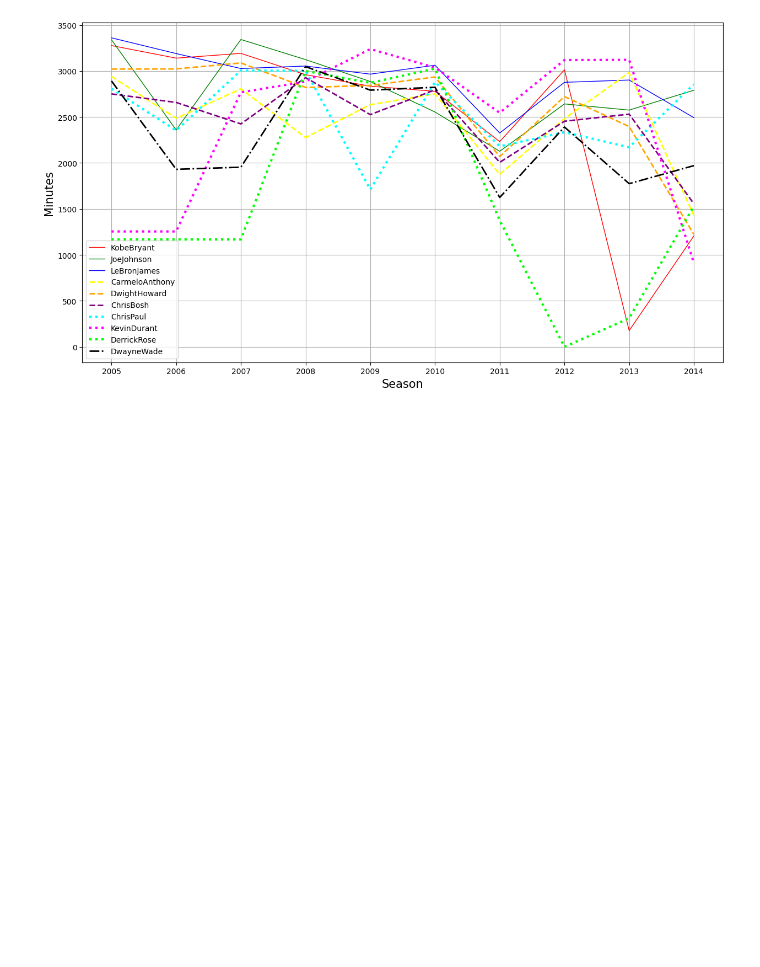
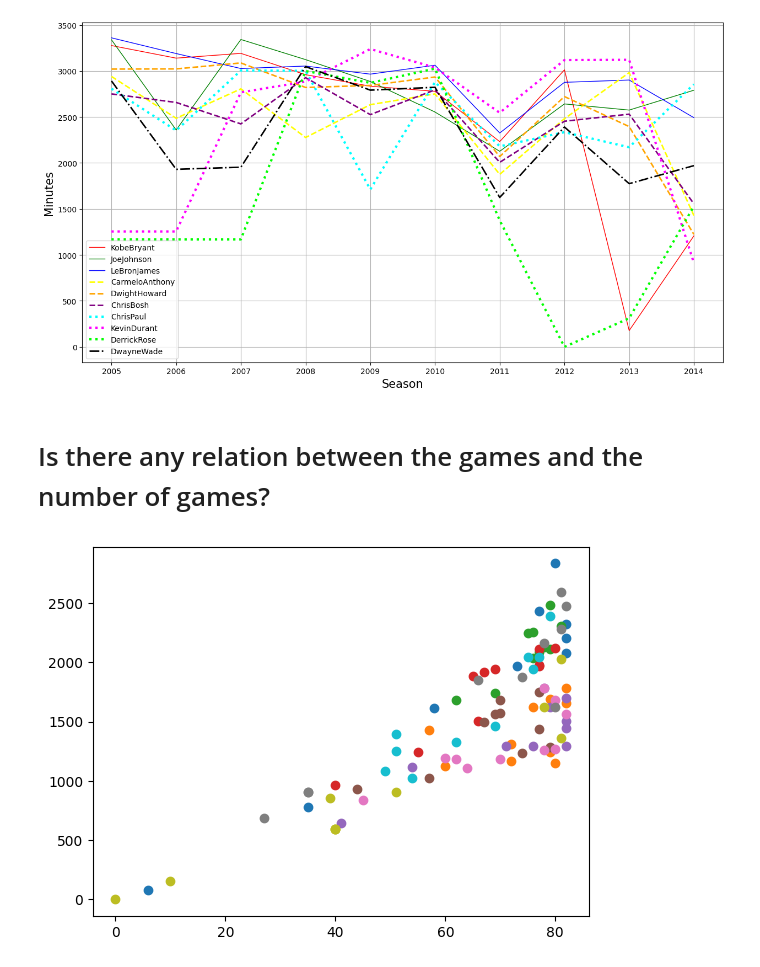
Before and after one commit to RyannKim327/Python-Programming-Compillation, a Jupyter notebook: Data Structures and Algorithm/Jupyter Notebook/basketball.ipynb, the cells around one changed output. Cells and saved outputs as stored; diff of their text form; code cells hidden in the pictures; blank space fills up the shorter version.

```diff
--- a/Data Structures and Algorithm/Jupyter Notebook/basketball.ipynb
+++ b/Data Structures and Algorithm/Jupyter Notebook/basketball.ipynb
@@ -186,0 +185,9 @@ plt.show()
+# %% [markdown]
+# Is there any relation between the games and the number of games?
+# %%
+for i in range(len(Players)):
+    plt.scatter(pts[i], game[i])
+
+plt.show()
+# %% [output]
+[figure, added]
```
Also changed, not shown: parts of 1 cell of this notebook.
